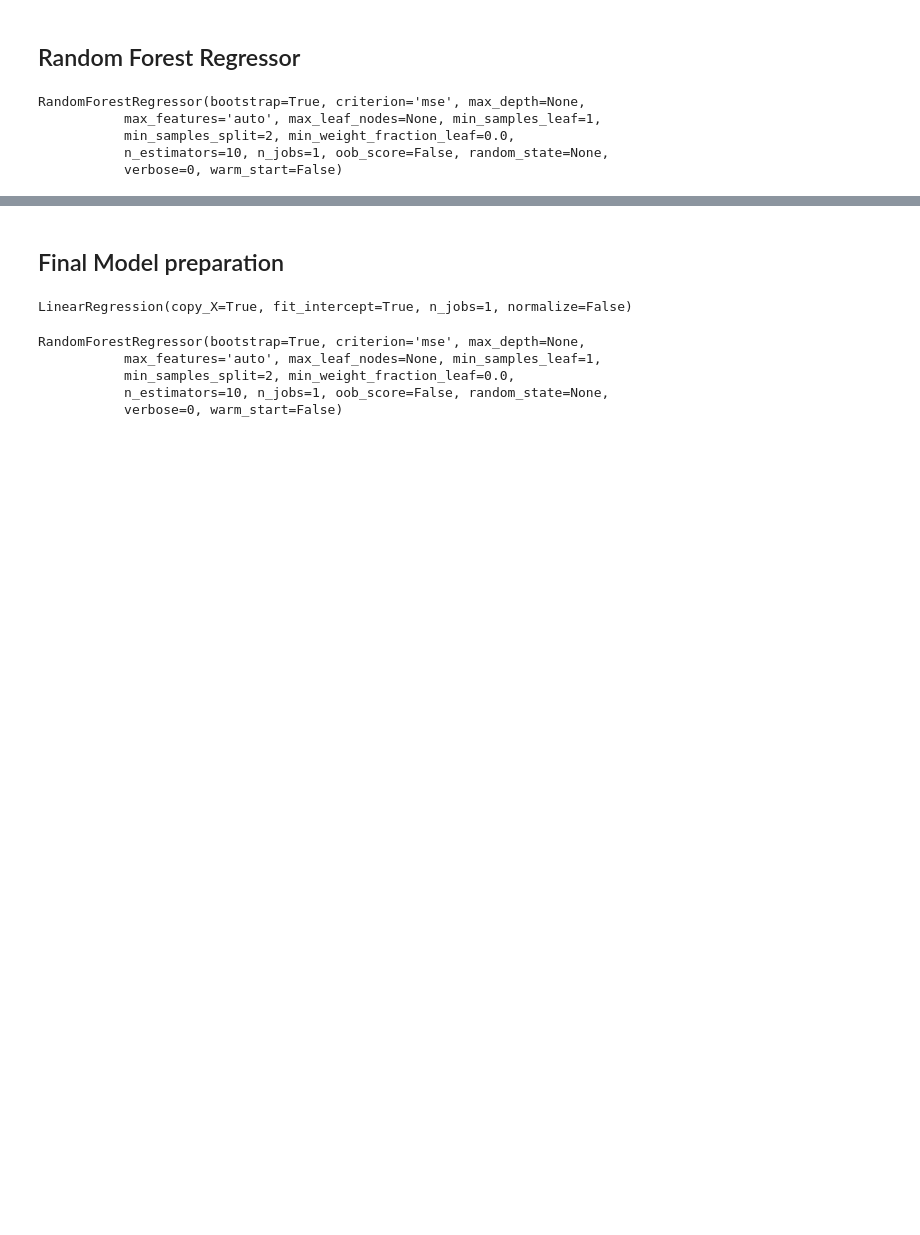
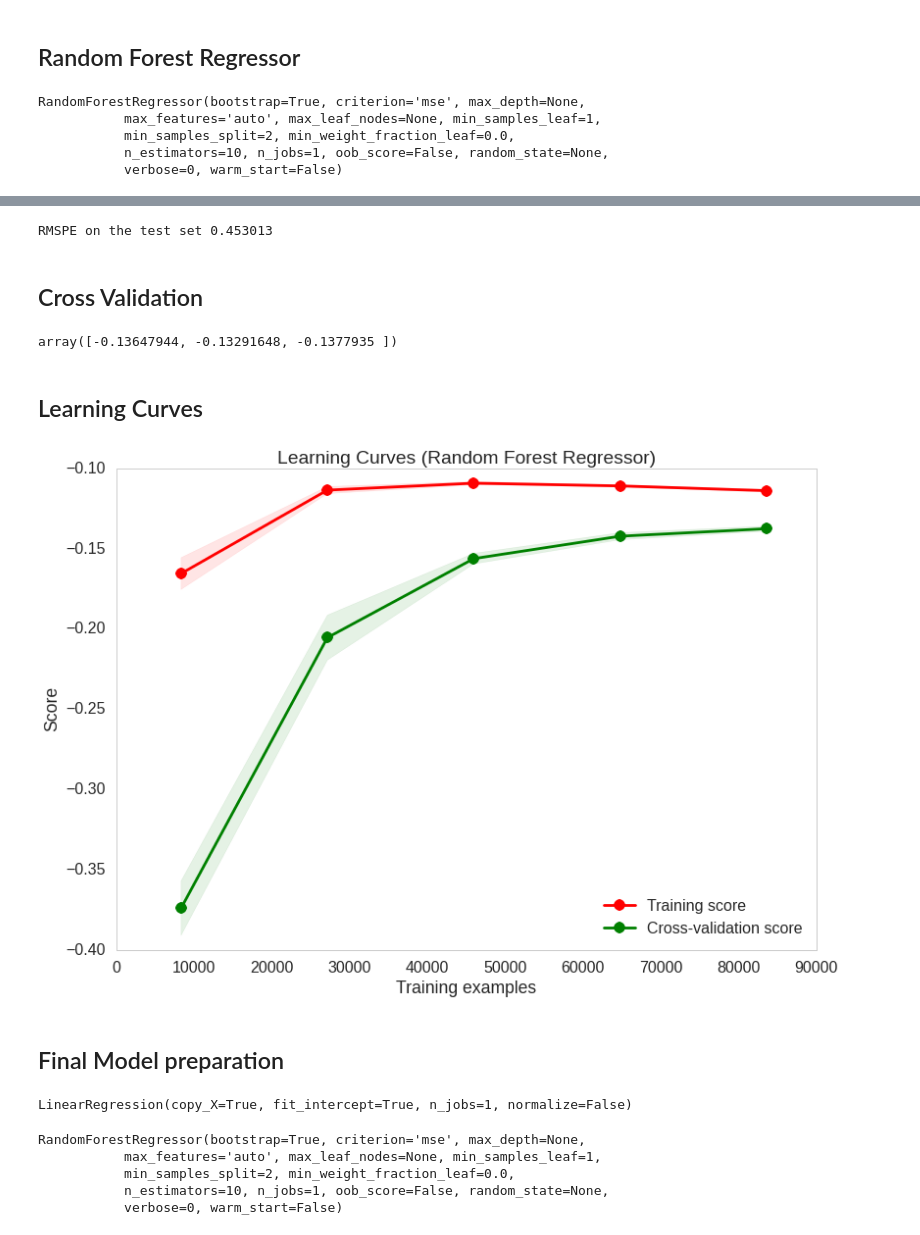
Before and after one commit to numb3r33/Kaggle-Competitions, a Jupyter notebook: Rossman-Stores-Sales/rossman_store_sales.ipynb, the cells around one changed output, grey strips where cells are left out. Cells and saved outputs as stored; diff of their text form; code cells hidden in the pictures; blank space fills up the shorter version.

Commit message:
Cross Validation and Learning Curves

```diff
--- a/Rossman-Stores-Sales/rossman_store_sales.ipynb
+++ b/Rossman-Stores-Sales/rossman_store_sales.ipynb
@@ -154,8 +199,8 @@ features_to_consider = ['Store', 'DayOfWeek', 'Open', 'Promo']
 from sklearn.linear_model import LinearRegression
 from sklearn.cross_validation import train_test_split
 # %%
-train_data = rossman_train_df[features_to_consider]
-train_target = rossman_train_df.Sales
+train_data = rossman_train_df_sample[features_to_consider]
+train_target = rossman_train_df_sample.Sales
 # %%
 X_train, X_test, y_train, y_test = train_test_split(train_data, train_target, test_size=0.3)
 # %%
@@ -218,0 +268,3 @@ RMSPE on the test set 0.166980
+# %%
+gbr = GradientBoostingRegressor(n_estimators=50)
+gbr.fit(X_train, y_train)
@@ -219,3 +287,68 @@ RMSPE on the test set 0.166980
+# %%
+# performance on the test examples
+print 'RMSPE on the test set %f ' %(rmspe(y_test.values, test_est_gbr))
+# %% [output]
+RMSPE on the test set 0.453013
+# %% [markdown]
+## Cross Validation
+# %%
+from sklearn.metrics import make_scorer
+
+rmspe_scorer = make_scorer(rmspe, greater_is_better=False)
+# %%
+from sklearn.cross_validation import cross_val_score, ShuffleSplit
+
+rf = RandomForestRegressor(n_estimators=50, min_samples_split=5)
+cv = ShuffleSplit(X_train.shape[0], n_iter=3, test_size=0.3,
+    random_state=0)
+
+test_scores = cross_val_score(rf, X_train.values, y_train.values, cv=cv, n_jobs=-1, scoring=rmspe_scorer)
+test_scores
+# %% [output]
+array([-0.13647944, -0.13291648, -0.1377935 ])
+# %% [markdown]
+## Learning Curves
+# %%
+from sklearn.learning_curve import learning_curve
+
+def plot_learning_curve(estimator, title, X, y, ylim=None, cv=None,
+                        n_jobs=1, train_sizes=np.linspace(.1, 1.0, 5)):
+    plt.figure()
+    plt.title(title)
+
+    if ylim is not None:
+        plt.ylim(*ylim)
+
+    plt.xlabel("Training examples")
+    plt.ylabel("Score")
+
+    train_sizes, train_scores, test_scores = learning_curve(
+        estimator, X, y, cv=cv, n_jobs=n_jobs, train_sizes=train_sizes, scoring=rmspe_scorer)
+    train_scores_mean = np.mean(train_scores, axis=1)
+    train_scores_std = np.std(train_scores, axis=1)
+    test_scores_mean = np.mean(test_scores, axis=1)
+    test_scores_std = np.std(test_scores, axis=1)
+    plt.grid()
+
+    plt.fill_between(train_sizes, train_scores_mean - train_scores_std,
+                     train_scores_mean + train_scores_std, alpha=0.1,
+                     color="r")
+    plt.fill_between(train_sizes, test_scores_mean - test_scores_std,
+                     test_scores_mean + test_scores_std, alpha=0.1, color="g")
+    plt.plot(train_sizes, train_scores_mean, 'o-', color="r",
+             label="Training score")
+    plt.plot(train_sizes, test_scores_mean, 'o-', color="g",
+             label="Cross-validation score")
+
+    plt.legend(loc="best")
+    return plt
+
+title = "Learning Curves (Random Forest Regressor)"
+estimator = RandomForestRegressor()
+plot_learning_curve(estimator, title, X_train, y_train.values, cv=cv, n_jobs=-1)
+plt.show()
+# %% [output]
+[figure, added]
 # %% [markdown]
 ## Final Model preparation
 # %%
```
Also changed, not shown: parts of 23 cells of this notebook.
